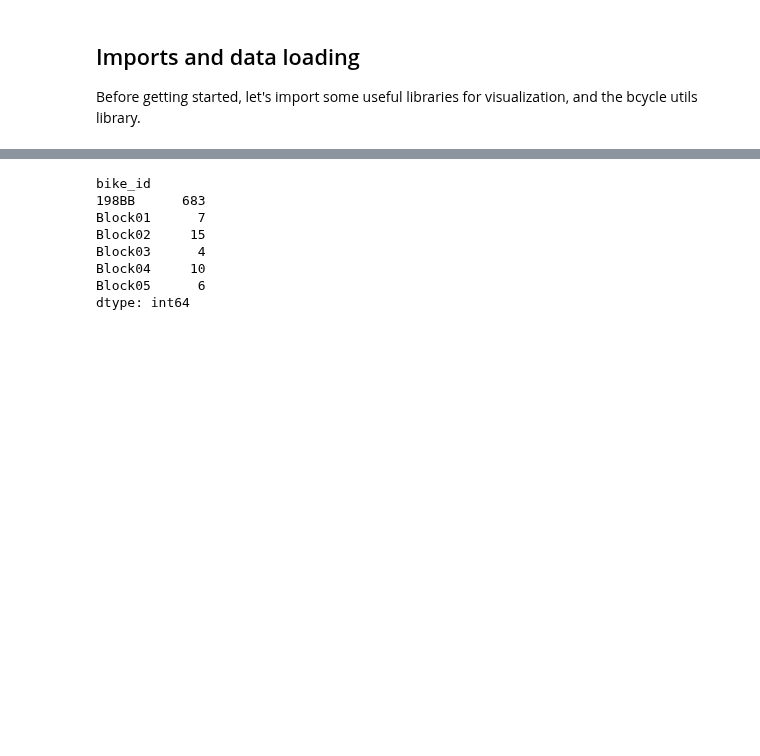
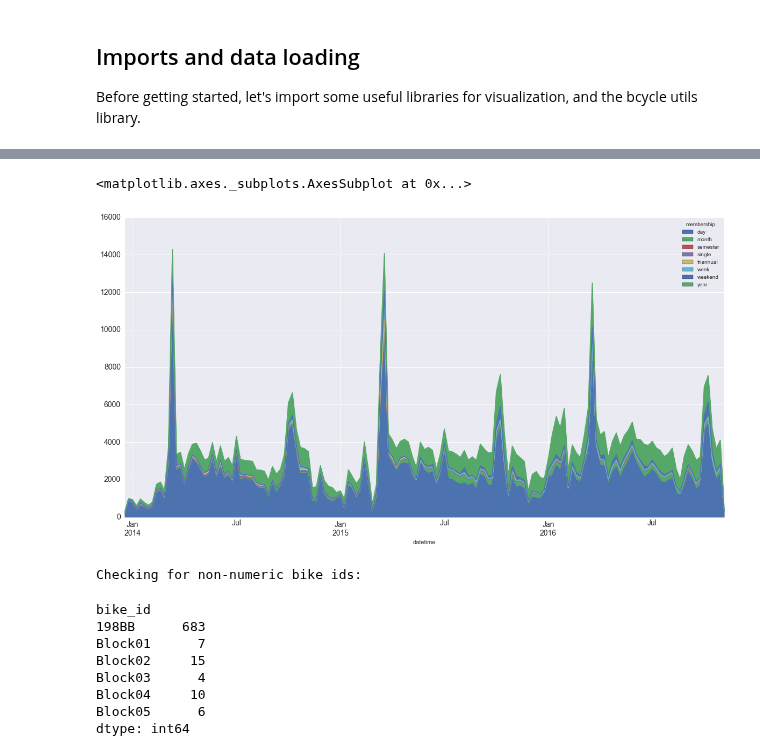
Before and after one commit to timgasser/bcycle-austin, a Jupyter notebook: notebooks/bcycle_all_data_eda.ipynb, the cells around one changed output, grey strips where cells are left out. Drawn from its saved outputs; the diff is of its cells as text; code cells hidden in the pictures; blank space fills up the shorter version.

```diff
--- a/notebooks/bcycle_all_data_eda.ipynb
+++ b/notebooks/bcycle_all_data_eda.ipynb
@@ -73,18 +214,24 @@ None
+# %%
+plot_df.plot.area(figsize=(20,10))
+# %% [output]
+<matplotlib.axes._subplots.AxesSubplot at 0x...>
+[figure, added]
 # %%
-# trip_df['bike_id'].astype(np.int32)
+# There are some strange values in the bike_id column !
+# trip_df['bike_id'] = trip_df['bike_id'].astype(np.int32)
 
-# Find all rows where the `bike_id` is not numeric
-# trip_df[trip_df['bike_id'] == 'Block01']
-
-# Which rows contain non-numeric IDs ?
+# Find all the bike_id values that aren't numeric
+print('Checking for non-numeric bike ids:')
 text_bikes_df = trip_df[trip_df['bike_id'].str.contains('\D')]
+bike_str_ids = text_bikes_df['bike_id'].unique()
 text_bikes_df.groupby('bike_id').size()
 # %% [output]
-bike_id
-198BB      683
-Block01      7
-Block02     15
-Block03      4
-Block04     10
-Block05      6
-dtype: int64
+Checking for non-numeric bike ids:
+bike_id
+198BB      683
+Block01      7
+Block02     15
+Block03      4
+Block04     10
+Block05      6
+dtype: int64
```
Also changed, not shown: parts of 17 cells of this notebook.
